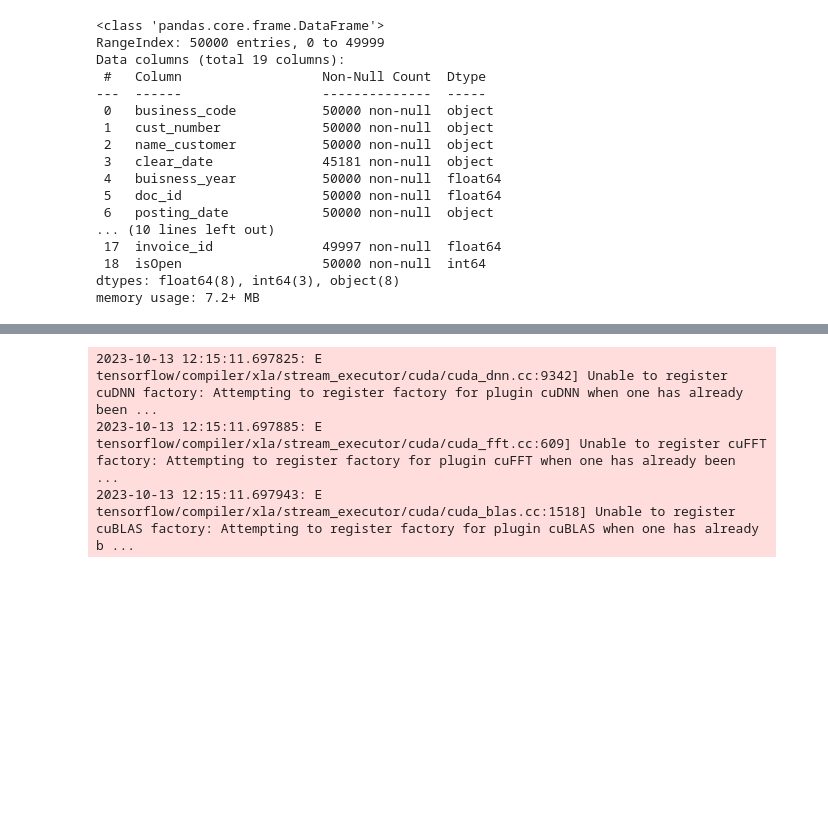
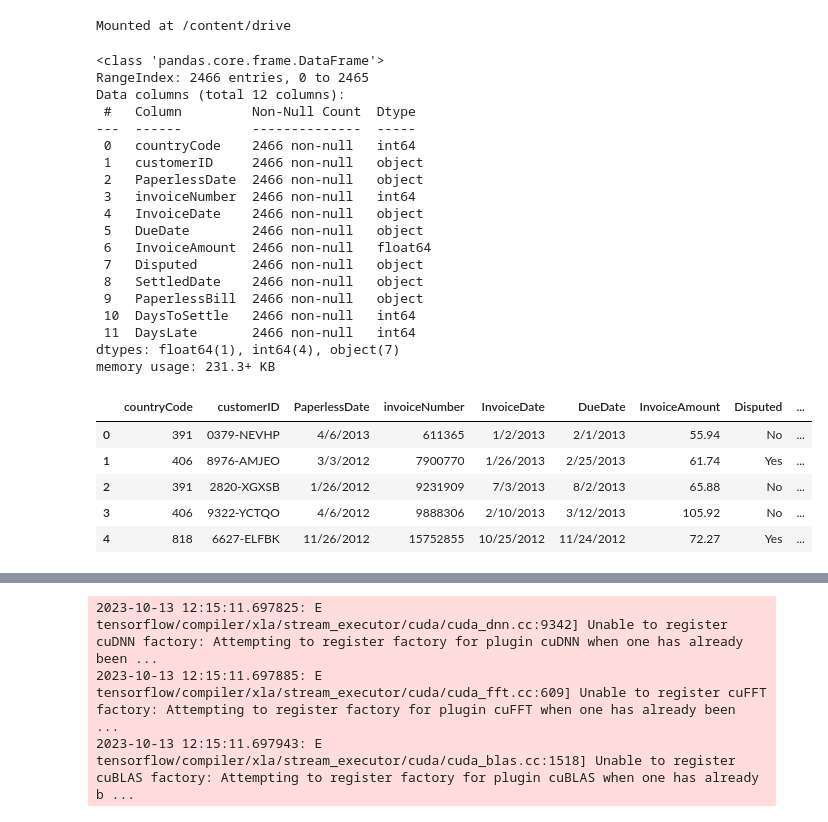
Before and after one commit to MengOonLee/AccountReceivable, a Jupyter notebook: Workflow/InvoicePayment/Forecasting.ipynb, the cells around one changed output, grey strips where cells are left out. Saved outputs shown, nothing was run; the diff lists cells and outputs as text; code cells hidden in the pictures; blank space fills up the shorter version.

```diff
--- a/Workflow/InvoicePayment/Forecasting.ipynb
+++ b/Workflow/InvoicePayment/Forecasting.ipynb
@@ -26,26 +16,40 @@ wget https://raw.githubusercontent.com/SkywalkerHub/Payment-Date-Prediction/main
+# %%
+from google.colab import drive
+drive.mount('/content/drive')
+# %% [output]
+Mounted at /content/drive
 # %%
 import os
 import pandas as pd
 
-input_dir = './Data/Input'
-input_payment = 'Dataset.csv'
-df_payment = pd.read_csv(os.path.join(input_dir, input_payment))
-df_payment.info()
+input_dir = '/content/drive/MyDrive/Data'
+input_invoice = 'WA_Fn-UseC_-Accounts-Receivable.csv'
+df_invoice = pd.read_csv(os.path.join(input_dir, input_invoice))
+df_invoice.info()
+df_invoice.head()
 # %% [output]
 <class 'pandas.core.frame.DataFrame'>
-RangeIndex: 50000 entries, 0 to 49999
-Data columns (total 19 columns):
- #   Column                  Non-Null Count  Dtype
----  ------                  --------------  -----
- 0   business_code           50000 non-null  object
- 1   cust_number             50000 non-null  object
- 2   name_customer           50000 non-null  object
- 3   clear_date              45181 non-null  object
- 4   buisness_year           50000 non-null  float64
- 5   doc_id                  50000 non-null  float64
- 6   posting_date            50000 non-null  object
-... (10 lines left out)
- 17  invoice_id              49997 non-null  float64
- 18  isOpen                  50000 non-null  int64
-dtypes: float64(8), int64(3), object(8)
-memory usage: 7.2+ MB
+RangeIndex: 2466 entries, 0 to 2465
+Data columns (total 12 columns):
+ #   Column         Non-Null Count  Dtype
+---  ------         --------------  -----
+ 0   countryCode    2466 non-null   int64
+ 1   customerID     2466 non-null   object
+ 2   PaperlessDate  2466 non-null   object
+ 3   invoiceNumber  2466 non-null   int64
+ 4   InvoiceDate    2466 non-null   object
+ 5   DueDate        2466 non-null   object
+ 6   InvoiceAmount  2466 non-null   float64
+ 7   Disputed       2466 non-null   object
+ 8   SettledDate    2466 non-null   object
+ 9   PaperlessBill  2466 non-null   object
+ 10  DaysToSettle   2466 non-null   int64
+ 11  DaysLate       2466 non-null   int64
+dtypes: float64(1), int64(4), object(7)
+memory usage: 231.3+ KB
+|  | countryCode | customerID | PaperlessDate | invoiceNumber | InvoiceDate | DueDate | InvoiceAmount | Disputed | ... |
+| 0 | 391 | 0379-NEVHP | 4/6/2013 | 611365 | 1/2/2013 | 2/1/2013 | 55.94 | No | ... |
+| 1 | 406 | 8976-AMJEO | 3/3/2012 | 7900770 | 1/26/2013 | 2/25/2013 | 61.74 | Yes | ... |
+| 2 | 391 | 2820-XGXSB | 1/26/2012 | 9231909 | 7/3/2013 | 8/2/2013 | 65.88 | No | ... |
+| 3 | 406 | 9322-YCTQO | 4/6/2012 | 9888306 | 2/10/2013 | 3/12/2013 | 105.92 | No | ... |
+| 4 | 818 | 6627-ELFBK | 11/26/2012 | 15752855 | 10/25/2012 | 11/24/2012 | 72.27 | Yes | ... |
```
Also changed, not shown: parts of 6 cells of this notebook.
